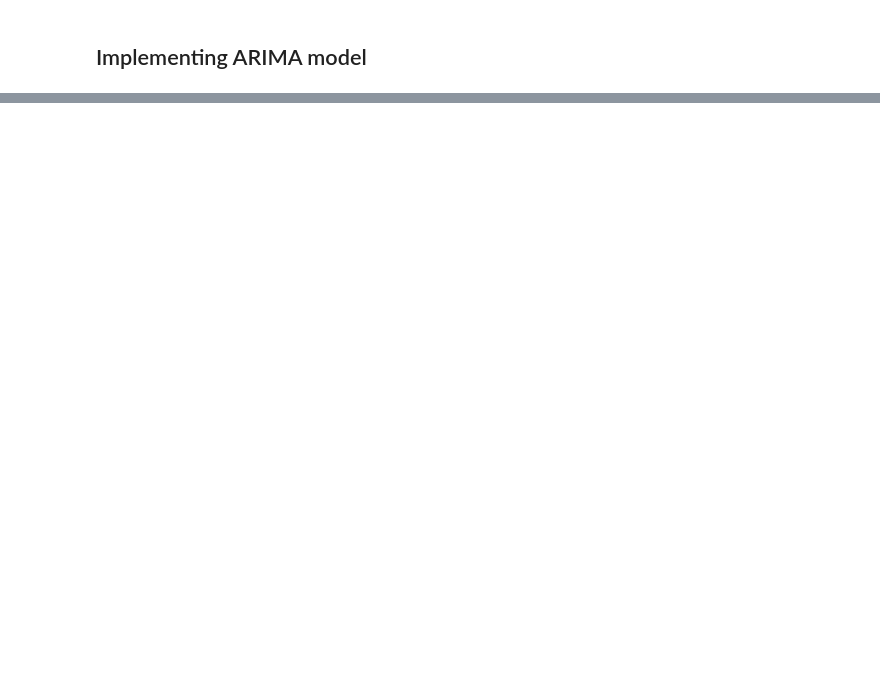
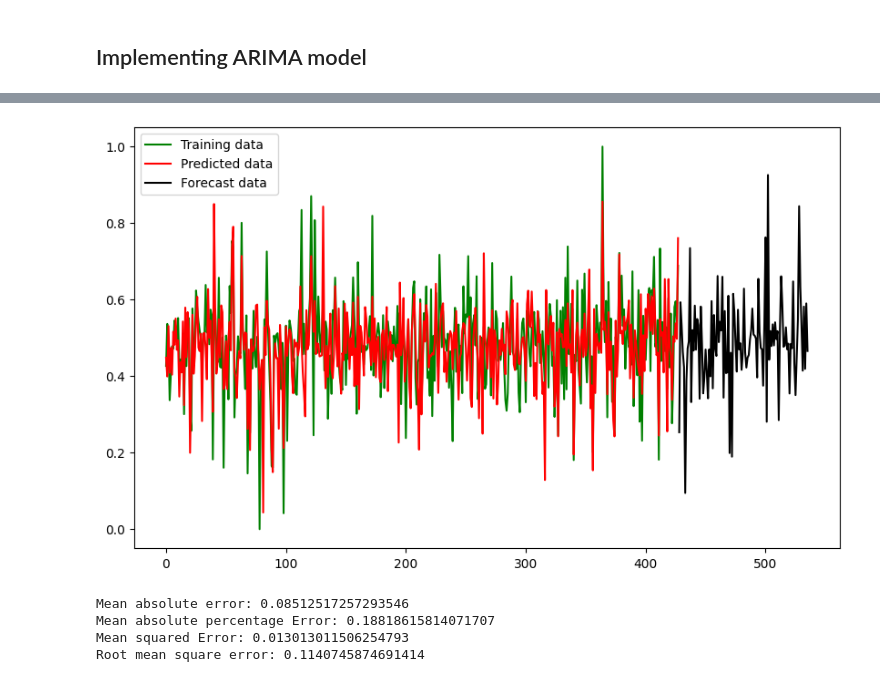
Before and after one commit to RaghavendhraRao/stock_market_prediction_ISE_DSFP, a Jupyter notebook: ds_final_proj_stock_market_colab.ipynb, the cells around one changed output, grey strips where cells are left out. Drawn from its saved outputs; the diff is of its cells as text; code cells hidden in the pictures; blank space fills up the shorter version.

```diff
--- a/ds_final_proj_stock_market_colab.ipynb
+++ b/ds_final_proj_stock_market_colab.ipynb
@@ -658,0 +802,27 @@ Root mean square error: 0.11017012741941981
+# %%
+# visualize the data
+plt.figure(figsize=(10,6))
+plt.plot(norm_y_train_flat, label='Training data', color='g')
+plt.plot(armia_predict, label='Predicted data', color='red')
+fore_start_index = len(norm_y_train_flat) + np.arange(len(arima_forecast))
+plt.plot(fore_start_index, arima_forecast, label='Forecast data', color='black')
+plt.title('')
+plt.xlabel('')
+plt.ylabel('')
+plt.legend()
+plt.show()
+# %% [output]
+[figure, added]
+# %%
+lstm_mae, lstm_mape, lstm_mse, lstm_rmse = calculate_error_rate(norm_y_test, arima_forecast)
+
+# print the mena values
+print(f"Mean absolute error: {lstm_mae} ")
+print(f"Mean absolute percentage Error: {lstm_mape} ")
+print(f"Mean squared Error: {lstm_mse} ")
+print(f"Root mean square error: {lstm_rmse} ")
+# %% [output]
+Mean absolute error: 0.08512517257293546
+Mean absolute percentage Error: 0.18818615814071707
+Mean squared Error: 0.013013011506254793
+Root mean square error: 0.1140745874691414
```
Also changed, not shown: parts of 24 cells of this notebook.
